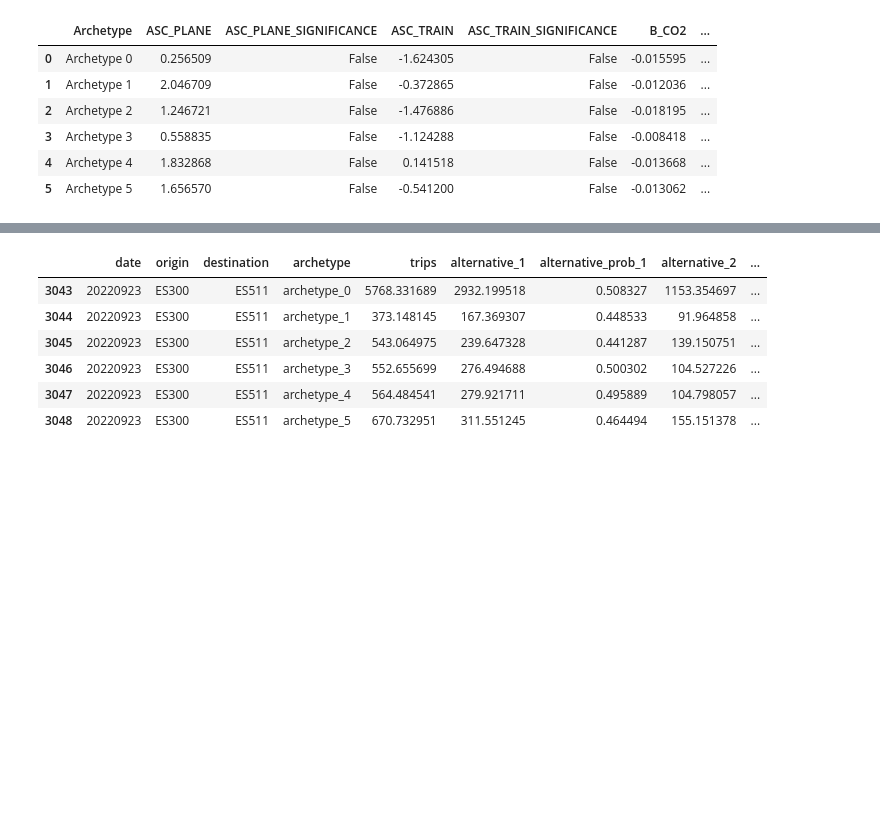
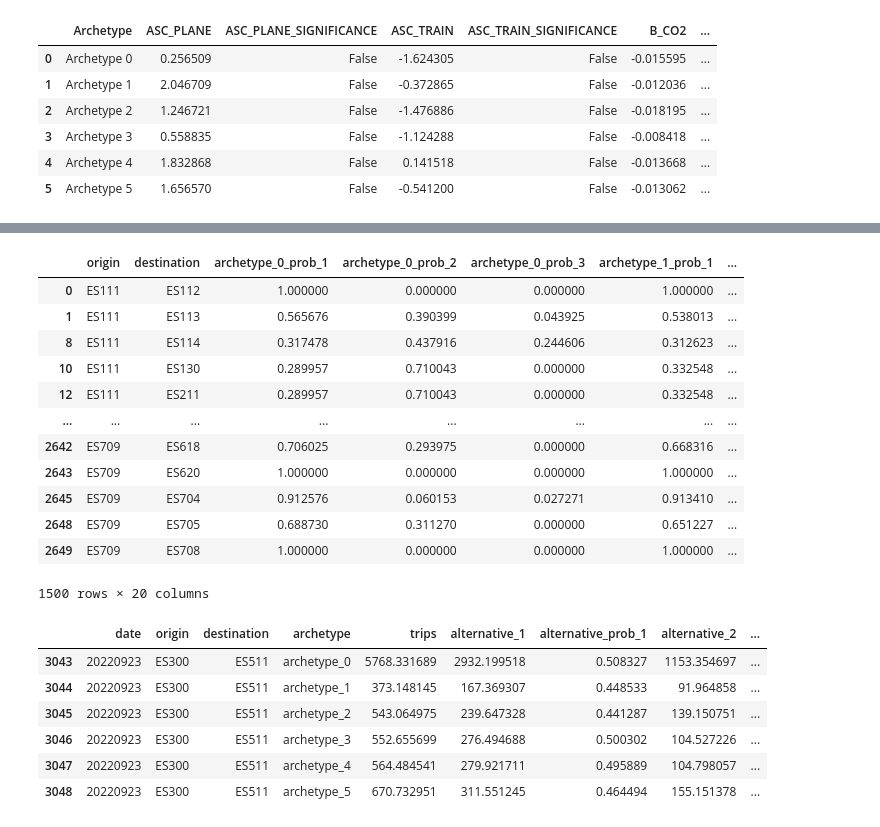
Before and after one commit to UoW-ATM/MultiModX, a Jupyter notebook: notebooks/new_trip_to_paths_1.ipynb, the cells around one changed output, grey strips where cells are left out. Drawn from its saved outputs; the diff is of its cells as text; code cells hidden in the pictures; blank space fills up the shorter version.

```diff
--- a/notebooks/new_trip_to_paths_1.ipynb
+++ b/notebooks/new_trip_to_paths_1.ipynb
@@ -2130,3 +2148,19 @@ The chosen alternative [`3.0`] is not available for the following observations (
+# %%
+paths_prob
+# %% [output]
+|  | origin | destination | archetype_0_prob_1 | archetype_0_prob_2 | archetype_0_prob_3 | archetype_1_prob_1 | ... |
+| 0 | ES111 | ES112 | 1.000000 | 0.000000 | 0.000000 | 1.000000 | ... |
+| 1 | ES111 | ES113 | 0.565676 | 0.390399 | 0.043925 | 0.538013 | ... |
+| 8 | ES111 | ES114 | 0.317478 | 0.437916 | 0.244606 | 0.312623 | ... |
+| 10 | ES111 | ES130 | 0.289957 | 0.710043 | 0.000000 | 0.332548 | ... |
+| 12 | ES111 | ES211 | 0.289957 | 0.710043 | 0.000000 | 0.332548 | ... |
+| ... | ... | ... | ... | ... | ... | ... | ... |
+| 2642 | ES709 | ES618 | 0.706025 | 0.293975 | 0.000000 | 0.668316 | ... |
+| 2643 | ES709 | ES620 | 1.000000 | 0.000000 | 0.000000 | 1.000000 | ... |
+| 2645 | ES709 | ES704 | 0.912576 | 0.060153 | 0.027271 | 0.913410 | ... |
+| 2648 | ES709 | ES705 | 0.688730 | 0.311270 | 0.000000 | 0.651227 | ... |
+| 2649 | ES709 | ES708 | 1.000000 | 0.000000 | 0.000000 | 1.000000 | ... |
+1500 rows × 20 columns
 # %%
 # paths with probabilities
 pax_demand_path = r"C:\Users\LMENENDEZ\GitHub\MultiModX\demand_ES_MD_intra_v0.3.csv"
```
Also changed, not shown: parts of 5 cells of this notebook, 3 other files.
